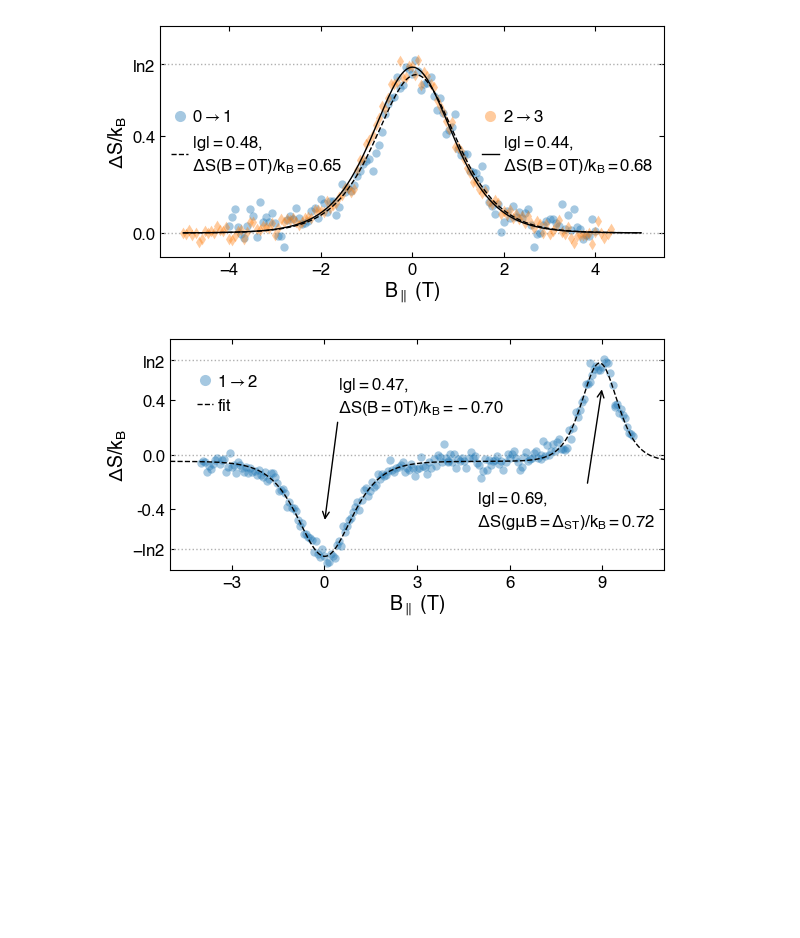
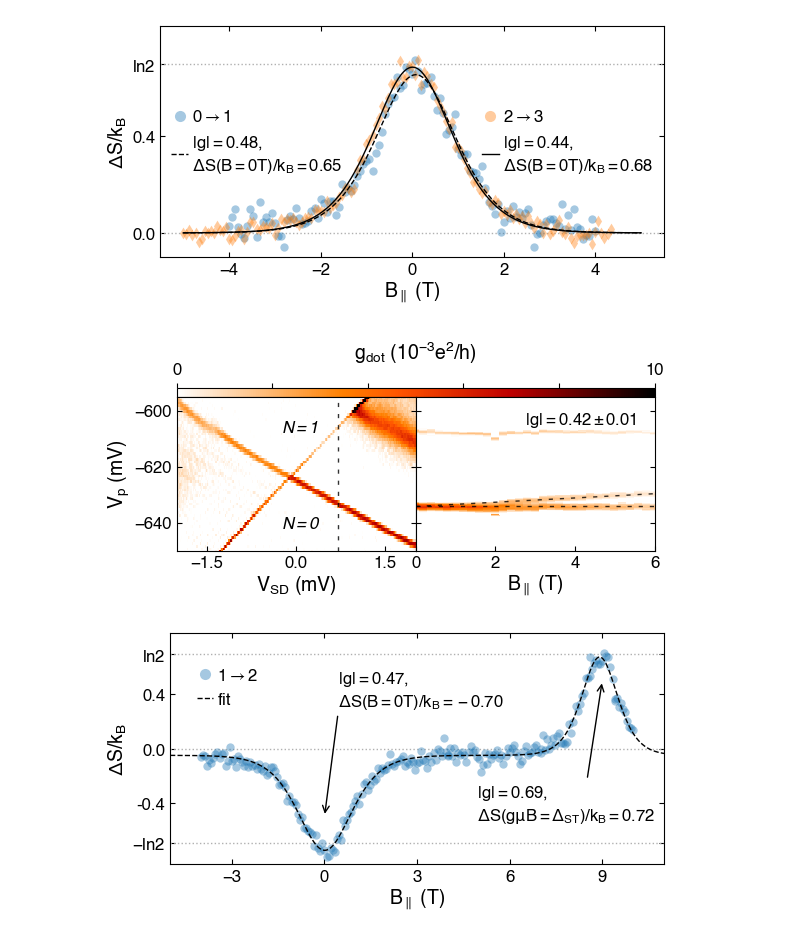
Before and after one commit to nikhartman/stanford_03-18, a Jupyter notebook: mm2018/talk_figures.ipynb, the cells around one changed output. Saved outputs shown, nothing was run; the diff lists cells and outputs as text; code cells hidden in the pictures; blank space fills up the shorter version.

```diff
--- a/mm2018/talk_figures.ipynb
+++ b/mm2018/talk_figures.ipynb
@@ -629,6 +630,85 @@ fig.tight_layout()
 fig.savefig(os.path.join(fig_dir, 'one-three_fits.png'), dpi=600, bbox_inches='tight')
 # %% [output]
 [figure]
+# %%
+fig = plt.figure(figsize=(6,3))
+gs3 = gridspec.GridSpec(2, 2, height_ratios = [0.06,1], width_ratios = [1,1],
+                           wspace=0.0, hspace=0.0)
+
+cax = fig.add_subplot(gs3[0,:]) # color bar
+ax0 = fig.add_subplot(gs3[1,0]) # coulomb diamond
+ax1 = fig.add_subplot(gs3[1,1]) # g factor data
+
+#######################
+### coulomb diamond ###
+#######################
+
+xmult = [0.01, 0.5] # bias mV, gate 10 mV
+
+swp = dt.open_hdf5(1228, path=data_dir) # load sweep
+xx, yy = dt.xy_to_meshgrid(swp['x_array'][:]*0.01, swp['y_array'][:]*0.5)
+cond = swp['g_dot2d'][:]*1000
+
+vmin = 0.0; vmid = 3; vmax = 10
+midpoint = 1 - np.abs(vmid-vmin)/np.abs(vmax-vmin)
+cdmap = dt.shiftedColorMap(plt.cm.gist_heat_r, midpoint=midpoint, name='shiftedcmap')
+
+im = ax0.pcolormesh(xx, yy, cond, cmap=cdmap, vmin=vmin, vmax=vmax, zorder=-1)
+ax0.axvline(x=0.7, color='k', linestyle='--', dashes=(3, 5), alpha=0.8)
+
+ax0.text(-0.25, -608, r'$N=1$', fontsize=12, fontstyle='italic')
+ax0.text(-0.25, -642, r'$N=0$', fontsize=12, fontstyle='italic')
+
+ax0.set_xlabel('V$_{SD}$ (mV)')
+ax0.set_xticks([-1.5, 0, 1.5])
+ax0.set_ylabel('V$_{p}$ (mV)')
+ax0.set_ylim(-650, -595)
+ax0.tick_params(axis='both', top=False)
+
+################
+### colorbar ###
+################
+
+cb = plt.colorbar(cax = cax, mappable = im, orientation = 'horizontal',
+                  ticklocation = 'top')
+cb.set_ticks([0,2,4,6,8,10])
+cb.set_ticklabels(['0','','','','','10'])
+cb.set_label(r'g$_{dot}$ ($10^{-3}e^2$/h)')
+cb.ax.tick_params(axis='x', direction='out')
+
+#####################
+### g factor data ###
+#####################
+
+swp = dt.open_hdf5(1232, path=data_dir) # load sweep
+xplt = np.loadtxt(os.path.join(analysis_dir, 'dat1232_xplt.csv'), delimiter=',')
+yplt = np.loadtxt(os.path.join(analysis_dir, 'dat1232_yplt.csv'), delimiter=',')
+xshift = np.loadtxt(os.path.join(analysis_dir, 'dat1232_xshift.csv'), delimiter=',')
+z = swp['g_dot2d'][:]*1000
+
+for i in range(len(z)):
+    xx, yy = np.meshgrid(np.array([yplt[i], yplt[i+1]]),
+                             (xplt - xshift[i])+xshift.mean())
+    ax1.pcolormesh(xx, yy, z[i,None].transpose(),
+                   cmap=cdmap, vmin=vmin, vmax=vmax, zorder=-1)
+
+ax1.axhline(y=xshift.mean(), c='k', linestyle='--', dashes=(3, 5), alpha=0.8)
+fields = np.linspace(0,6, 200)
+ax1.plot(fields, G1_OPN*MU_B*fields*1000/ALPHA1_OPN+xshift.mean(),
+             c='k', linestyle='--', dashes=(3, 5), alpha=0.8)
+
+ax1.text(2.75, -605, r'$|g|=0.42 \pm 0.01$', fontsize=12)
+
+ax1.set_xlabel('B$_{\parallel}$ (T)')
+ax1.set_ylim(-650, -595)
+ax1.set_xlim(0, 6)
+ax1.set_yticklabels([])
+ax1.tick_params(axis='both', top=False)
+
+fig.tight_layout()
+fig.savefig(os.path.join(fig_dir, 'transport-spec_01.png'), dpi=600, bbox_inches='tight')
+# %% [output]
+[figure, added]
 # %%
 fig, ax2 = plt.subplots(1,1, figsize=(6,3.2))
 
```
Also changed, not shown: parts of 2 cells of this notebook, 1 other file.
